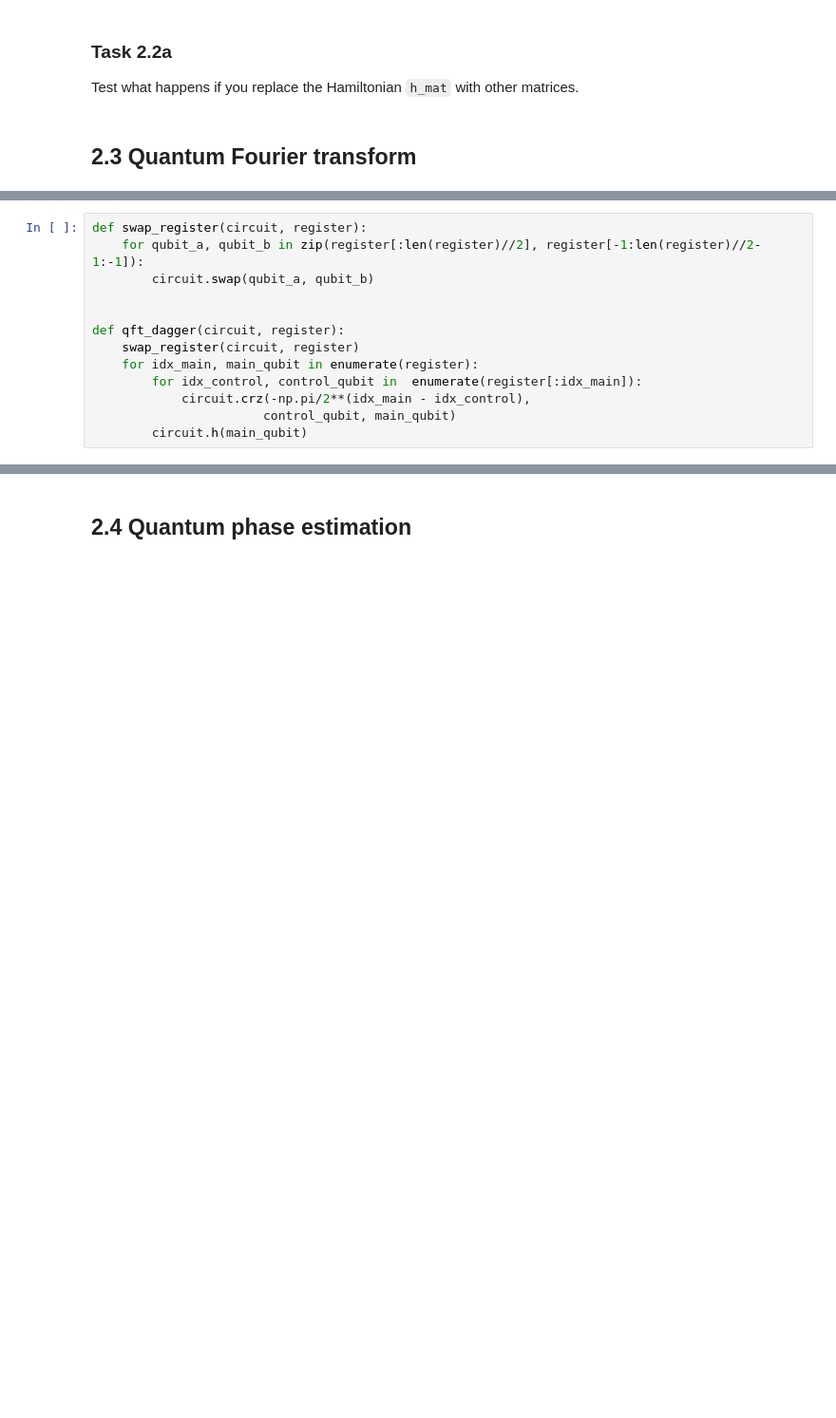
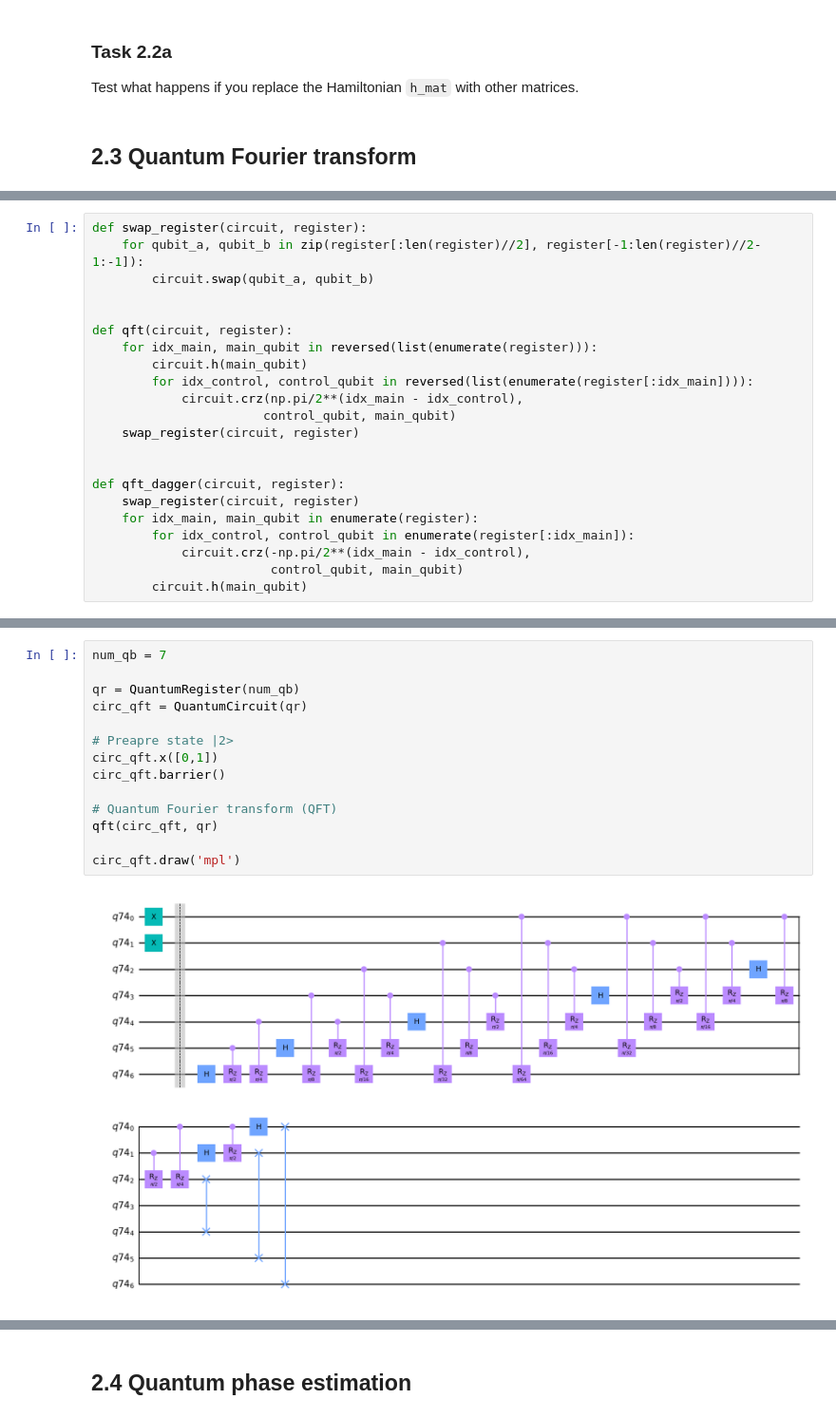
Before and after one commit to FZJ-PGI-12/as-qc-em-tutorial, a Jupyter notebook: T2_Quantum_phase_estimation.ipynb, the cells around one changed output, grey strips where cells are left out. Shown: that part at 95% size. Saved outputs shown, nothing was run; the diff lists cells and outputs as text; blank space fills up the shorter version.

```diff
--- a/T2_Quantum_phase_estimation.ipynb
+++ b/T2_Quantum_phase_estimation.ipynb
@@ -368,11 +368,20 @@ def swap_register(circuit, register):
         circuit.swap(qubit_a, qubit_b)
 
 
+def qft(circuit, register):
+    for idx_main, main_qubit in reversed(list(enumerate(register))):
+        circuit.h(main_qubit)
+        for idx_control, control_qubit in reversed(list(enumerate(register[:idx_main]))):
+            circuit.crz(np.pi/2**(idx_main - idx_control),
+                       control_qubit, main_qubit)
+    swap_register(circuit, register)
+
+
 def qft_dagger(circuit, register):
     swap_register(circuit, register)
     for idx_main, main_qubit in enumerate(register):
-        for idx_control, control_qubit in  enumerate(register[:idx_main]):
+        for idx_control, control_qubit in enumerate(register[:idx_main]):
             circuit.crz(-np.pi/2**(idx_main - idx_control),
-                       control_qubit, main_qubit)
+                        control_qubit, main_qubit)
         circuit.h(main_qubit)
 # %% [markdown]
@@ -380,0 +391,16 @@ The interested reader can simply follow the proof on wikipedia ([https://en.wiki
+# %%
+num_qb = 7
+
+qr = QuantumRegister(num_qb)
+circ_qft = QuantumCircuit(qr)
+
+# Preapre state |2>
+circ_qft.x([0,1])
+circ_qft.barrier()
+
+# Quantum Fourier transform (QFT)
+qft(circ_qft, qr)
+
+circ_qft.draw('mpl')
+# %% [output]
+[figure, added]
```
Also changed, not shown: parts of 10 cells of this notebook.
